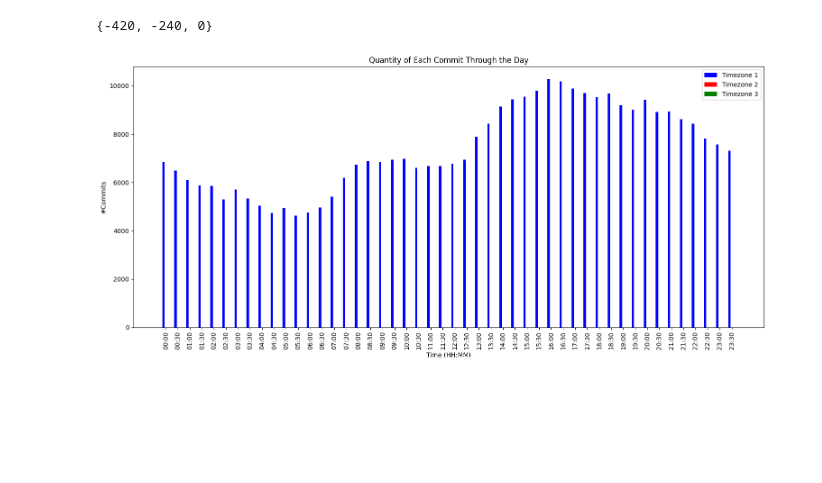
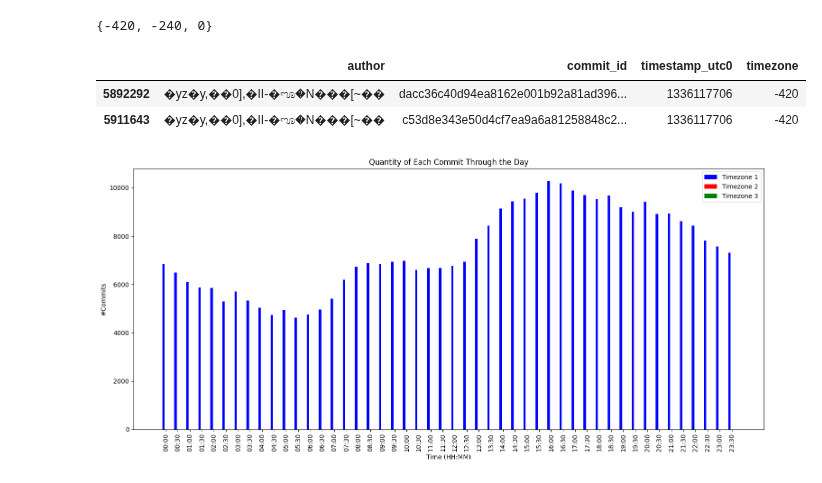
Before and after one commit to srapaport/timestamps-anomalies, a Jupyter notebook: notebook/author_profile.ipynb, the cells around one changed output. Drawn from its saved outputs; the diff is of its cells as text; code cells hidden in the pictures; blank space fills up the shorter version.

```diff
--- a/notebook/author_profile.ipynb
+++ b/notebook/author_profile.ipynb
@@ -31,6 +47,12 @@
 set(df.loc[df['author']==author]['timezone'])
 # %% [output]
 {-420, -240, 0}
+# %%
+df.loc[(df['author'] == author) & (df['timezone'] == -420)]
+# %% [output]
+|  | author | commit_id | timestamp_utc0 | timezone |
+| 5892292 | �yz�y,��0],�II-�ೡ�N���[~�� | dacc36c40d94ea8162e001b92a81ad396... | 1336117706 | -420 |
+| 5911643 | �yz�y,��0],�II-�ೡ�N���[~�� | c53d8e343e50d4cf7ea9a6a81258848c2... | 1336117706 | -420 |
 # %%
 list_commit_tz1 = sorted([(pd.Timestamp(elt, unit='s').hour, pd.Timestamp(elt, unit='s').minute) for elt in list(df.loc[(df['author']==author) & (df['timezone'] == 0)]['timestamp_utc0'])], key=lambda x: (x[0], x[1]))
 list_commit_tz2 = sorted([(pd.Timestamp(elt, unit='s').hour, pd.Timestamp(elt, unit='s').minute) for elt in list(df.loc[(df['author']==author) & (df['timezone'] == -240)]['timestamp_utc0'])], key=lambda x: (x[0], x[1]))
```
Also changed, not shown: parts of 1 cell of this notebook.
